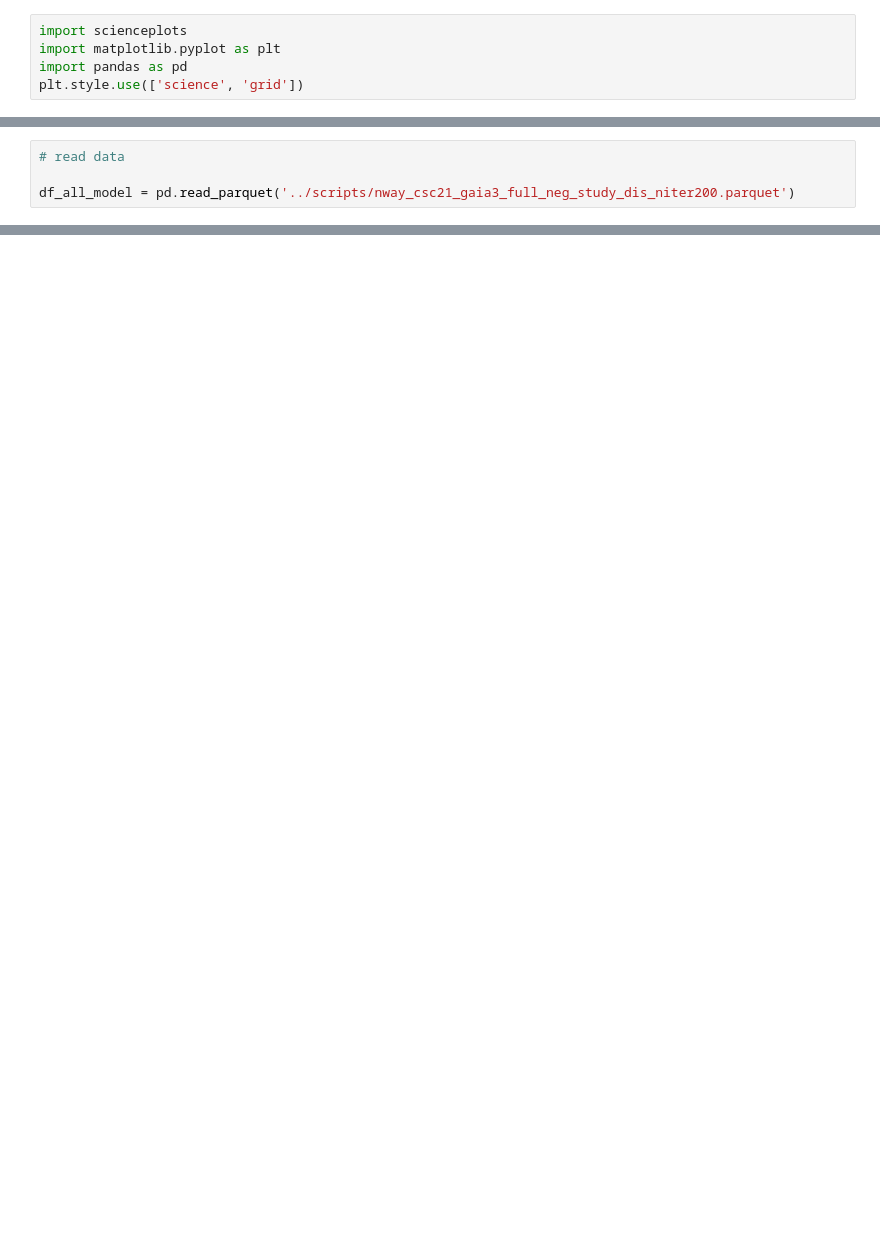
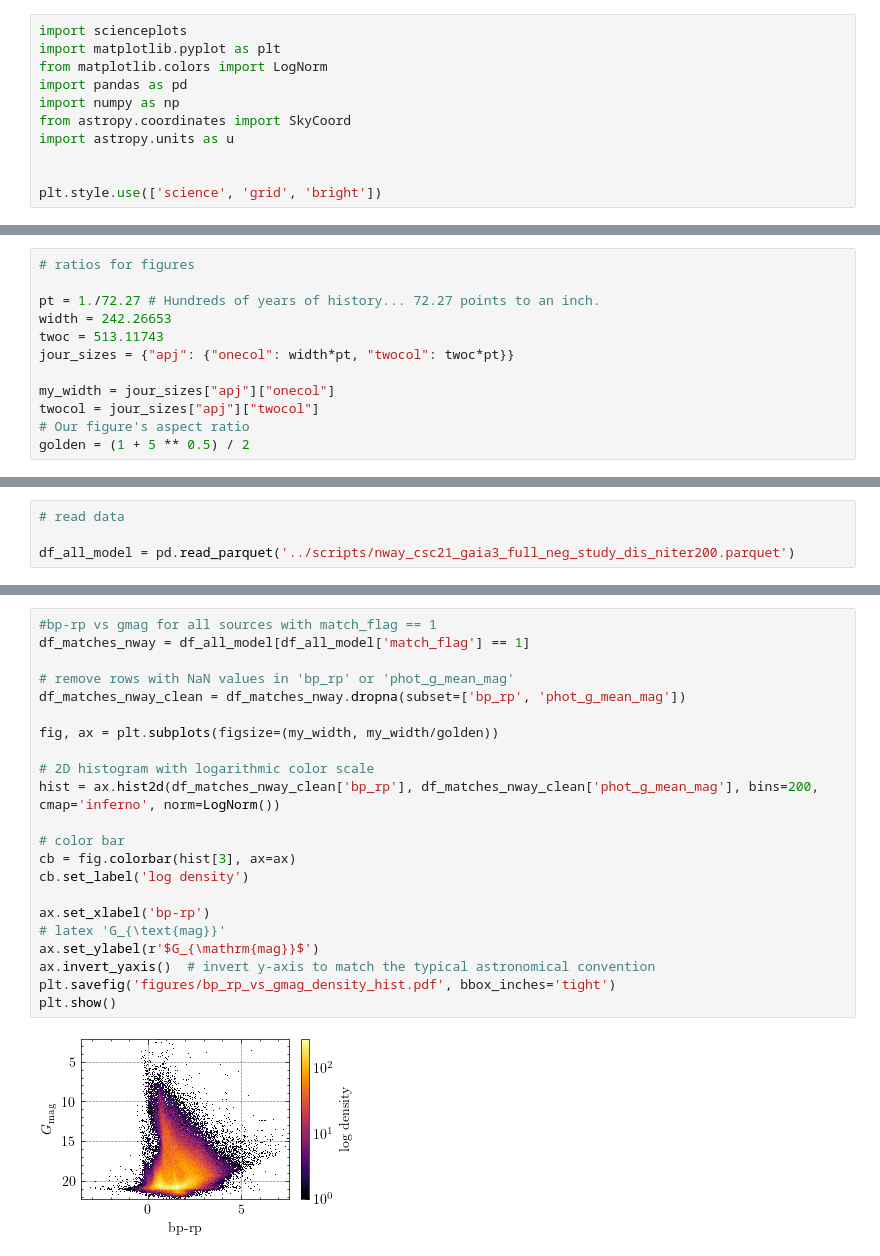
Before and after one commit to samuelperezdi/starsml, a Jupyter notebook: notebooks/paperplots.ipynb, the cells around one changed output, grey strips where cells are left out. Drawn from its saved outputs; the diff is of its cells as text; blank space fills up the shorter version.

Commit message:
plots

```diff
--- a/notebooks/paperplots.ipynb
+++ b/notebooks/paperplots.ipynb
@@ -1,5 +1,11 @@
 # %%
 import scienceplots
 import matplotlib.pyplot as plt
+from matplotlib.colors import LogNorm
 import pandas as pd
-plt.style.use(['science', 'grid'])
+import numpy as np
+from astropy.coordinates import SkyCoord
+import astropy.units as u
+
+
+plt.style.use(['science', 'grid', 'bright'])
@@ -7,0 +12,12 @@ ModuleNotFoundError: No module named 'pandas'
+# %%
+# ratios for figures
+
+pt = 1./72.27 # Hundreds of years of history... 72.27 points to an inch.
+width = 242.26653
+twoc = 513.11743
+jour_sizes = {"apj": {"onecol": width*pt, "twocol": twoc*pt}}
+
+my_width = jour_sizes["apj"]["onecol"]
+twocol = jour_sizes["apj"]["twocol"]
+# Our figure's aspect ratio
+golden = (1 + 5 ** 0.5) / 2
@@ -11,0 +158,24 @@ df_all_model = pd.read_parquet('../scripts/nway_csc21_gaia3_full_neg_study_dis_n
+# %%
+#bp-rp vs gmag for all sources with match_flag == 1
+df_matches_nway = df_all_model[df_all_model['match_flag'] == 1]
+
+# remove rows with NaN values in 'bp_rp' or 'phot_g_mean_mag'
+df_matches_nway_clean = df_matches_nway.dropna(subset=['bp_rp', 'phot_g_mean_mag'])
+
+fig, ax = plt.subplots(figsize=(my_width, my_width/golden))
+
+# 2D histogram with logarithmic color scale
+hist = ax.hist2d(df_matches_nway_clean['bp_rp'], df_matches_nway_clean['phot_g_mean_mag'], bins=200, cmap='inferno', norm=LogNorm())
+
+# color bar
+cb = fig.colorbar(hist[3], ax=ax)
+cb.set_label('log density')
+
+ax.set_xlabel('bp-rp')
+# latex 'G_{\text{mag}}'
+ax.set_ylabel(r'$G_{\mathrm{mag}}$')
+ax.invert_yaxis()  # invert y-axis to match the typical astronomical convention
+plt.savefig('figures/bp_rp_vs_gmag_density_hist.pdf', bbox_inches='tight')
+plt.show()
+# %% [output]
+[figure, added]
```
Also changed, not shown: parts of 6 cells of this notebook, 2 other files.
